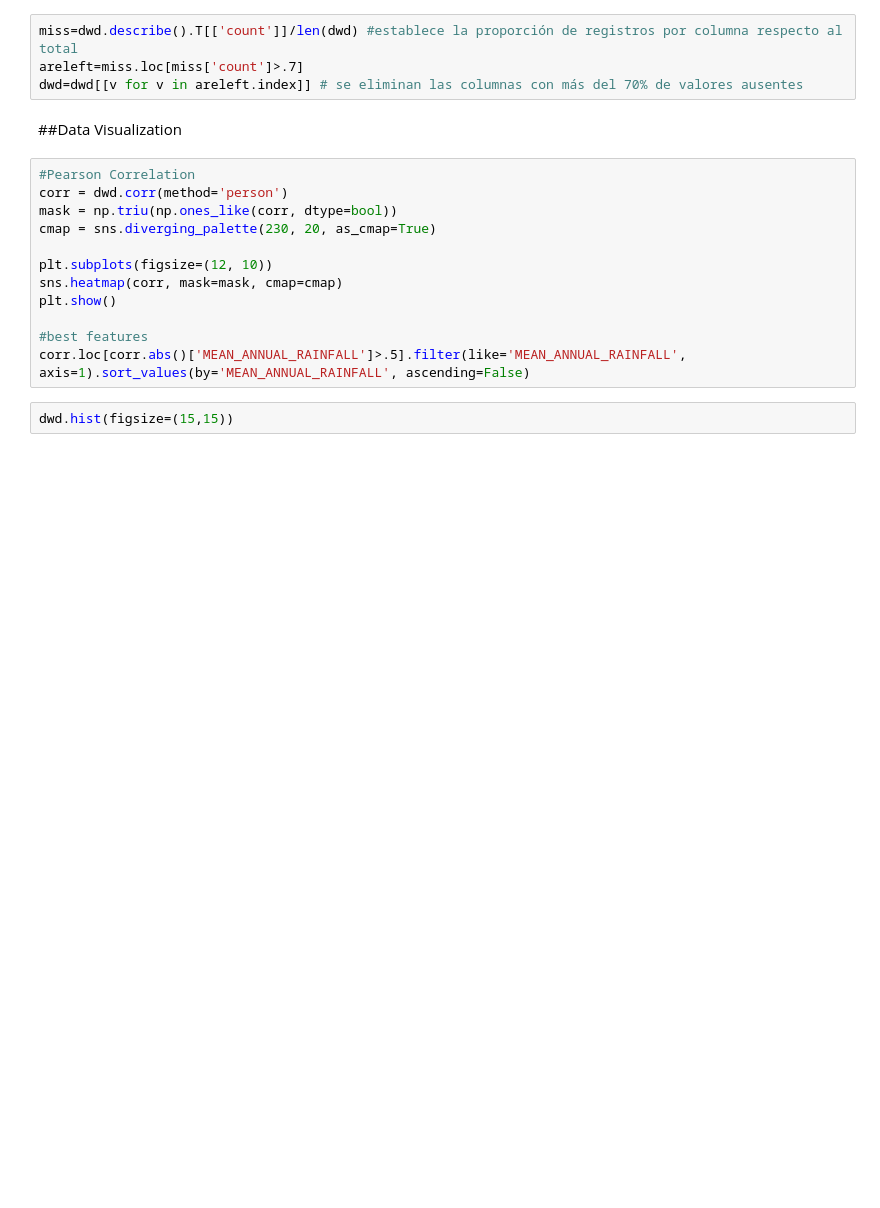
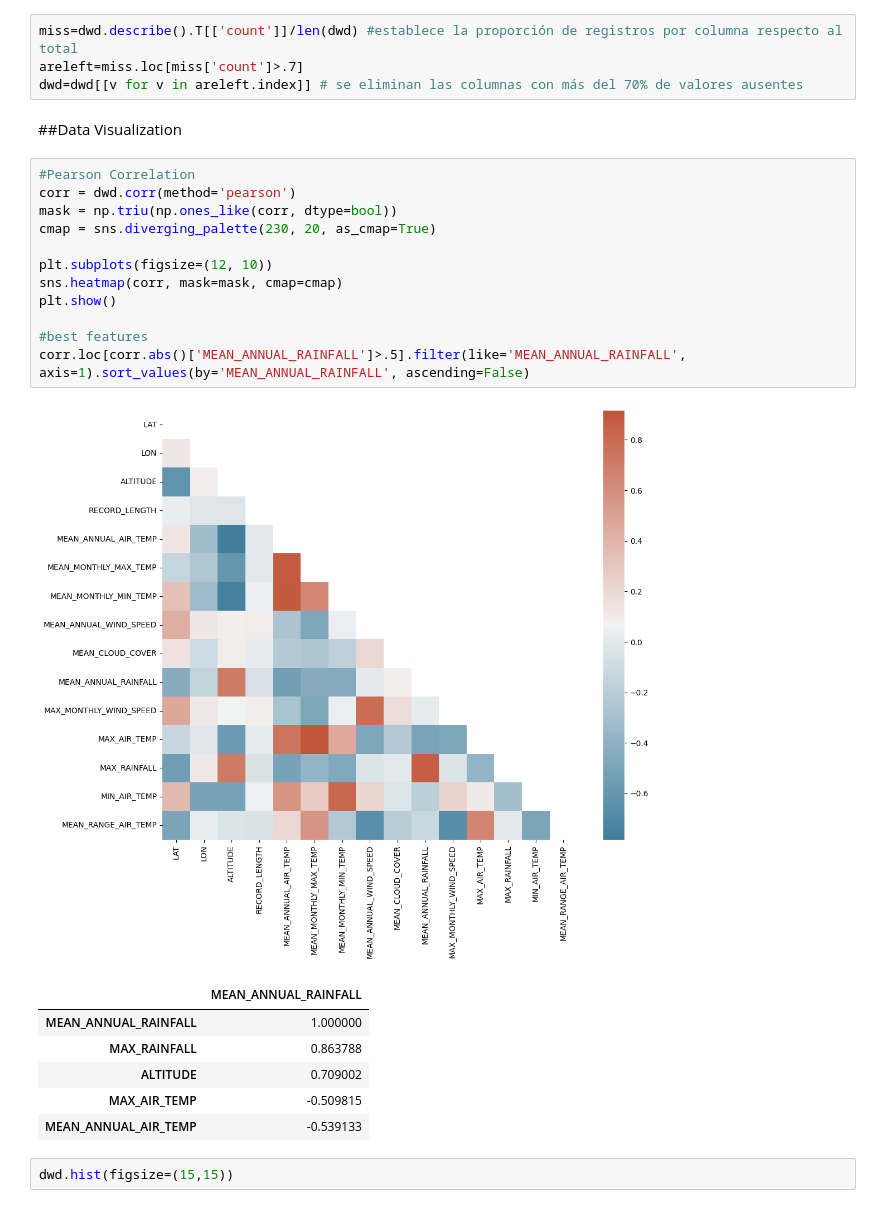
Before and after one commit to 318281029SBH/Escuela, a Jupyter notebook: GWeatherLinearRegression.ipynb, the cells around one changed output. Saved outputs shown, nothing was run; the diff lists cells and outputs as text; blank space fills up the shorter version.

```diff
--- a/GWeatherLinearRegression.ipynb
+++ b/GWeatherLinearRegression.ipynb
@@ -47,16 +47,24 @@ dwd=dwd[[v for v in areleft.index]] # se eliminan las columnas con más del 70%
 ##Data Visualization
 # %%
 #Pearson Correlation
-corr = dwd.corr(method='person')
+corr = dwd.corr(method='pearson')
 mask = np.triu(np.ones_like(corr, dtype=bool))
 cmap = sns.diverging_palette(230, 20, as_cmap=True)
 
 plt.subplots(figsize=(12, 10))
 sns.heatmap(corr, mask=mask, cmap=cmap)
 plt.show()
 
 #best features
 corr.loc[corr.abs()['MEAN_ANNUAL_RAINFALL']>.5].filter(like='MEAN_ANNUAL_RAINFALL', axis=1).sort_values(by='MEAN_ANNUAL_RAINFALL', ascending=False)
+# %% [output]
+[figure, added]
+|  | MEAN_ANNUAL_RAINFALL |
+| MEAN_ANNUAL_RAINFALL | 1.000000 |
+| MAX_RAINFALL | 0.863788 |
+| ALTITUDE | 0.709002 |
+| MAX_AIR_TEMP | -0.509815 |
+| MEAN_ANNUAL_AIR_TEMP | -0.539133 |
 # %%
 dwd.hist(figsize=(15,15))
 # %% [output]
```
Also changed, not shown: parts of 9 cells of this notebook.
